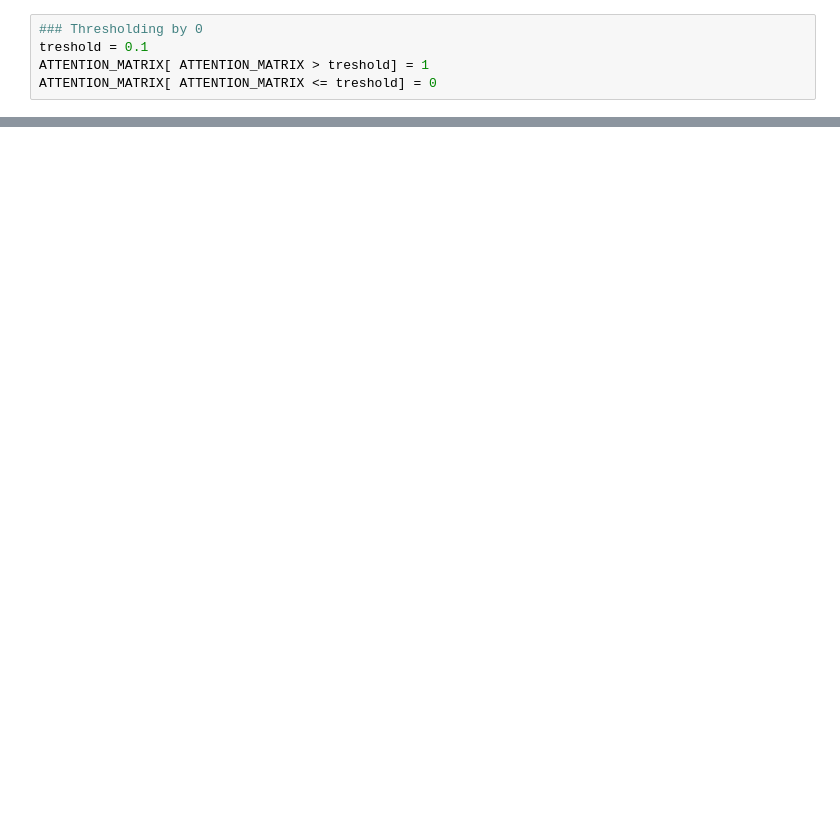
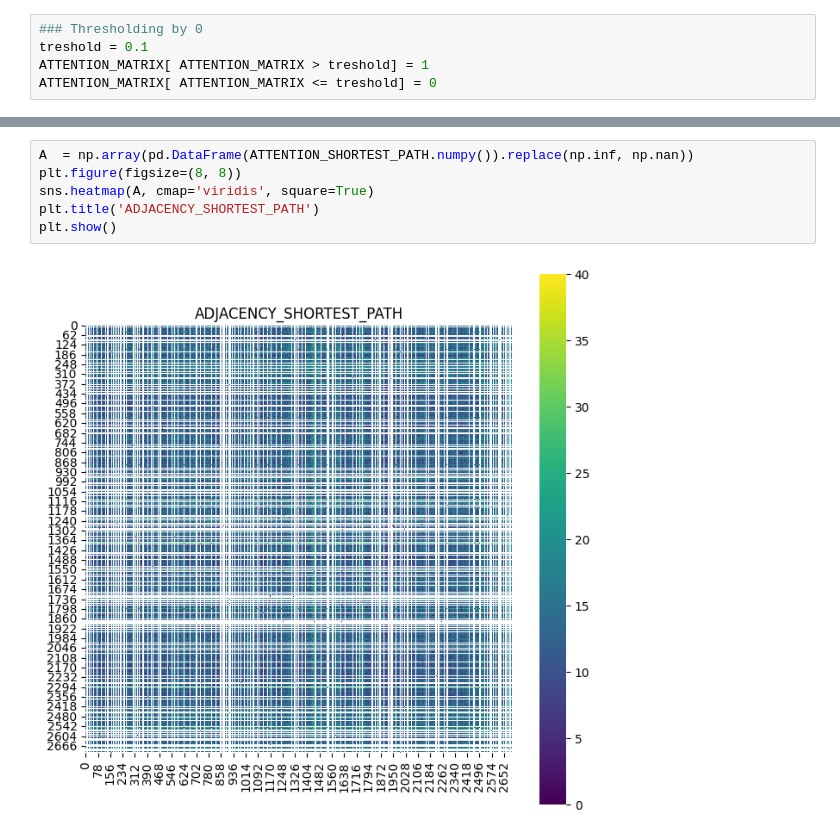
Before and after one commit to batu-el/l65_be301_dc755, a Jupyter notebook: Notebook0.ipynb, the cells around one changed output, grey strips where cells are left out. Cells and saved outputs as stored; diff of their text form; blank space fills up the shorter version.

```diff
--- a/Notebook0.ipynb
+++ b/Notebook0.ipynb
@@ -872,4 +928,12 @@ done
 [figure]
+# %%
+A  = np.array(pd.DataFrame(ATTENTION_SHORTEST_PATH.numpy()).replace(np.inf, np.nan))
+plt.figure(figsize=(8, 8))
+sns.heatmap(A, cmap='viridis', square=True)
+plt.title('ADJACENCY_SHORTEST_PATH')
+plt.show()
+# %% [output]
+[figure, added]
 # %%
 ### Commute Times
 
```
Also changed, not shown: parts of 20 cells of this notebook.
